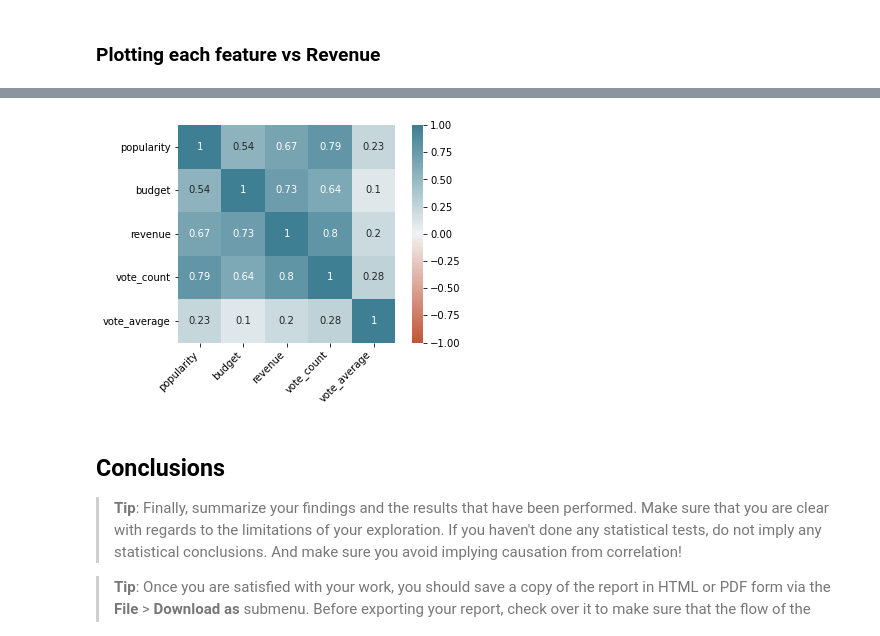
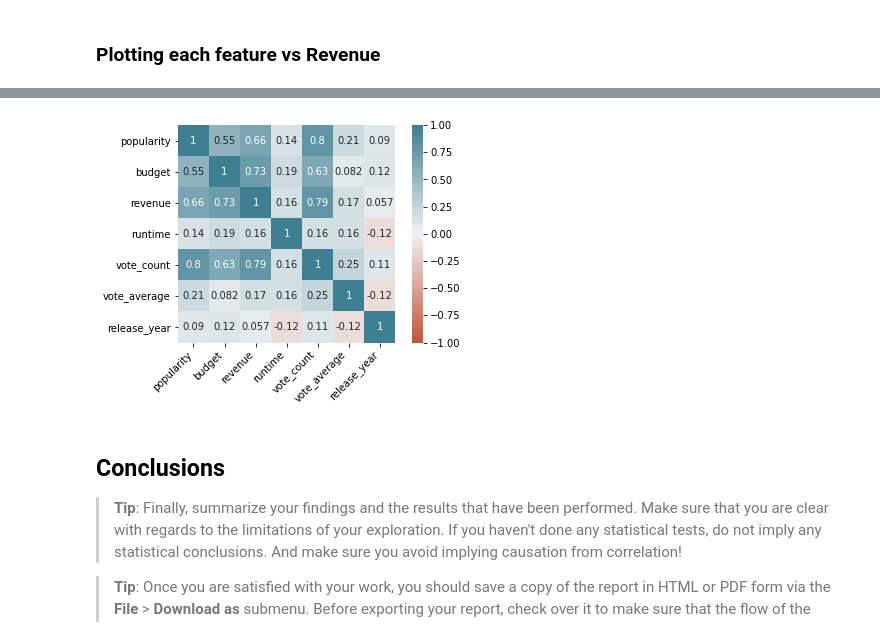
Before and after one commit to imagineazhar/Data-Analysis, a Jupyter notebook: 1- IMDB Movies/Imdb_ratings.ipynb, the cells around one changed output, grey strips where cells are left out. Cells and saved outputs as stored; diff of their text form; code cells hidden in the pictures.

```diff
--- a/1- IMDB Movies/Imdb_ratings.ipynb
+++ b/1- IMDB Movies/Imdb_ratings.ipynb
@@ -298,14 +239,11 @@ sns.pairplot(df_clean)
 # %%
-
-corr =df_clean.corr()
+corr =df.corr()
 ax = sns.heatmap(corr, vmin=-1, vmax=1, center=0, annot=True,
-                 cmap=sns.diverging_palette(20, 220, n=200),
-                 square=True)
+                 cmap=sns.diverging_palette(20, 220, n=200), square=True)
 ax.set_xticklabels(ax.get_xticklabels(),
-                   rotation=45,
-                   horizontalalignment='right');
+                   rotation=45, horizontalalignment='right');
 # %% [output]
-[figure, old version]
+[figure, new version]
 # %% [markdown]
 <a id='conclusions'></a>
 ## Conclusions
```
Also changed, not shown: parts of 17 cells of this notebook.
